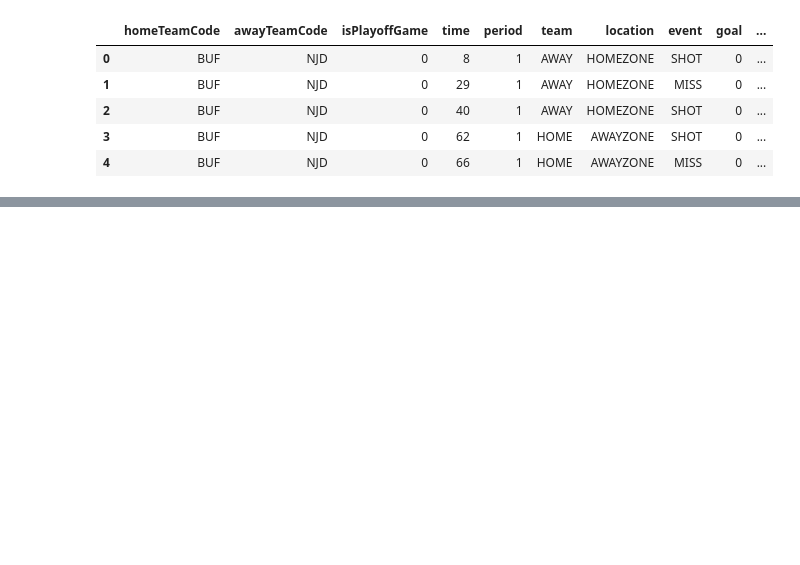
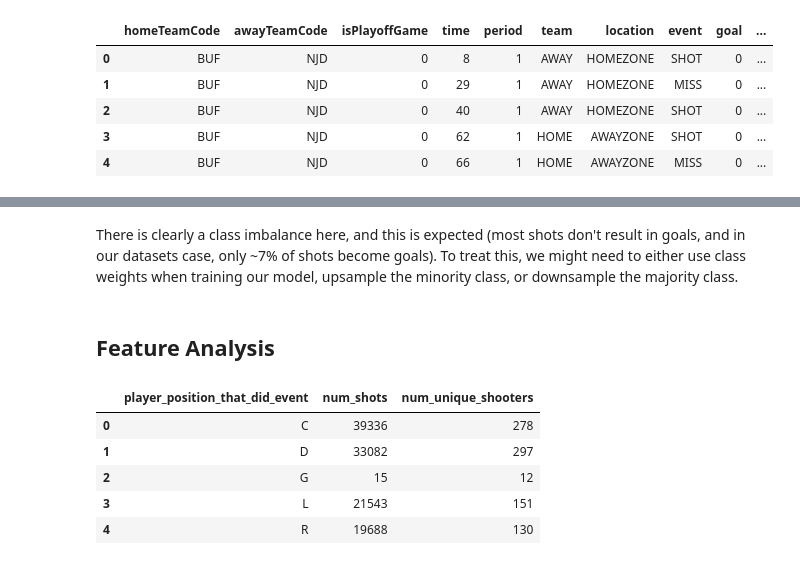
Before and after one commit to LakshayVerma48/nhl-goal-likelihood, a Jupyter notebook: notebooks/01_exploratory_data_analysis.ipynb, the cells around one changed output, grey strips where cells are left out. Saved outputs shown, nothing was run; the diff lists cells and outputs as text; code cells hidden in the pictures; blank space fills up the shorter version.

```diff
--- a/notebooks/01_exploratory_data_analysis.ipynb
+++ b/notebooks/01_exploratory_data_analysis.ipynb
@@ -104,0 +163,3 @@ shots_df[target_cols].head()
+# %%
+selected_features_shots_df.dropna(axis = 0, inplace=True)
+selected_features_shots_df.shape
@@ -104,0 +190,21 @@ shots_df[target_cols].head()
+# %% [markdown]
+There is clearly a class imbalance here, and this is expected (most shots don't result in goals, and in our datasets case, only ~7% of shots become goals). To treat this, we might need to either use class weights when training our model, upsample the minority class, or downsample the majority class.
+# %% [markdown]
+<h2>Feature Analysis</h2>
+# %%
+test = selected_features_shots_df.groupby(
+    ['player_position_that_did_event'],
+    as_index = False
+).agg(
+    num_shots = ('shooter_player_id', 'count'),
+    num_unique_shooters = ('shooter_player_id', 'nunique')
+)
+
+test
+# %% [output]
+|  | player_position_that_did_event | num_shots | num_unique_shooters |
+| 0 | C | 39336 | 278 |
+| 1 | D | 33082 | 297 |
+| 2 | G | 15 | 12 |
+| 3 | L | 21543 | 151 |
+| 4 | R | 19688 | 130 |
```
Also changed, not shown: parts of 15 cells of this notebook.
